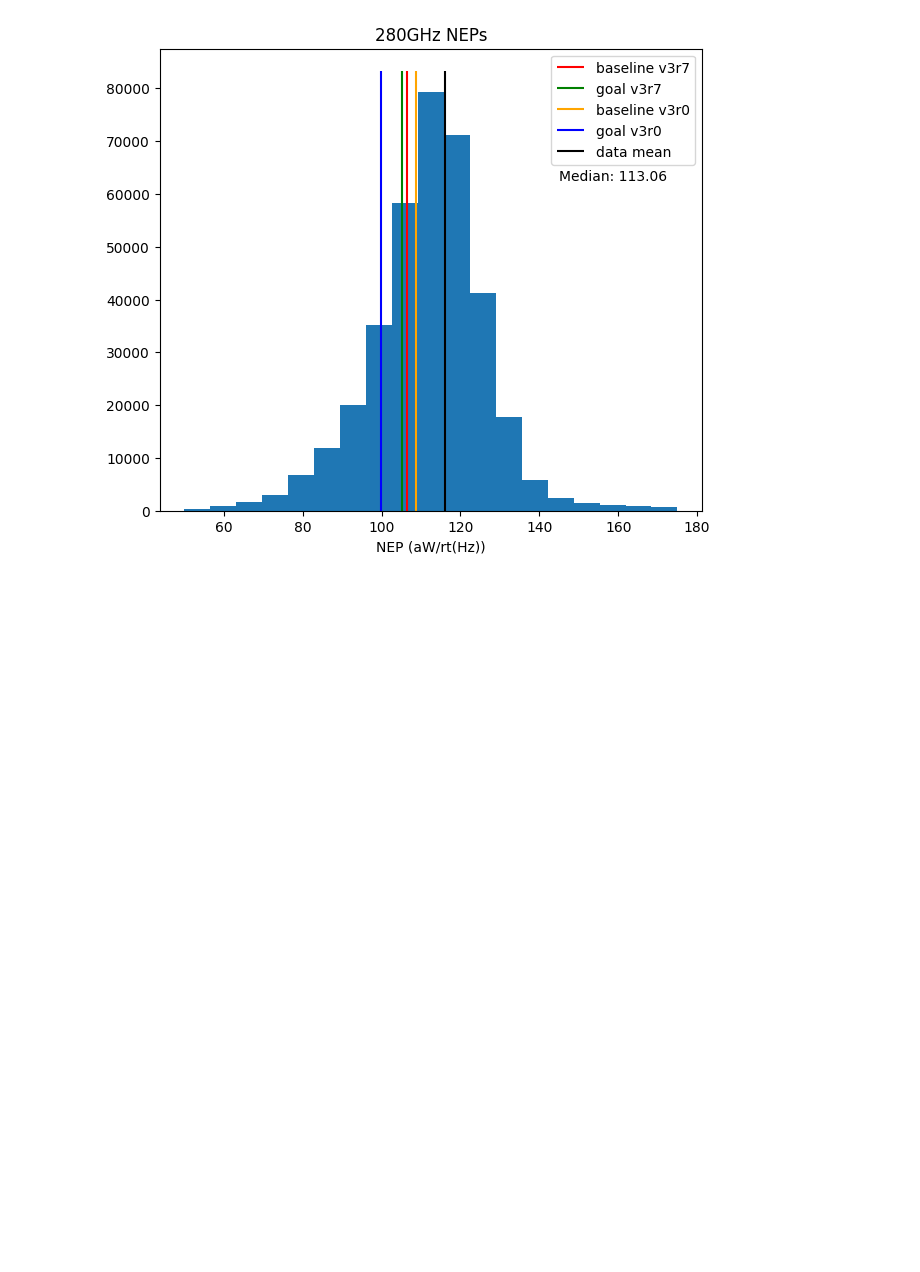
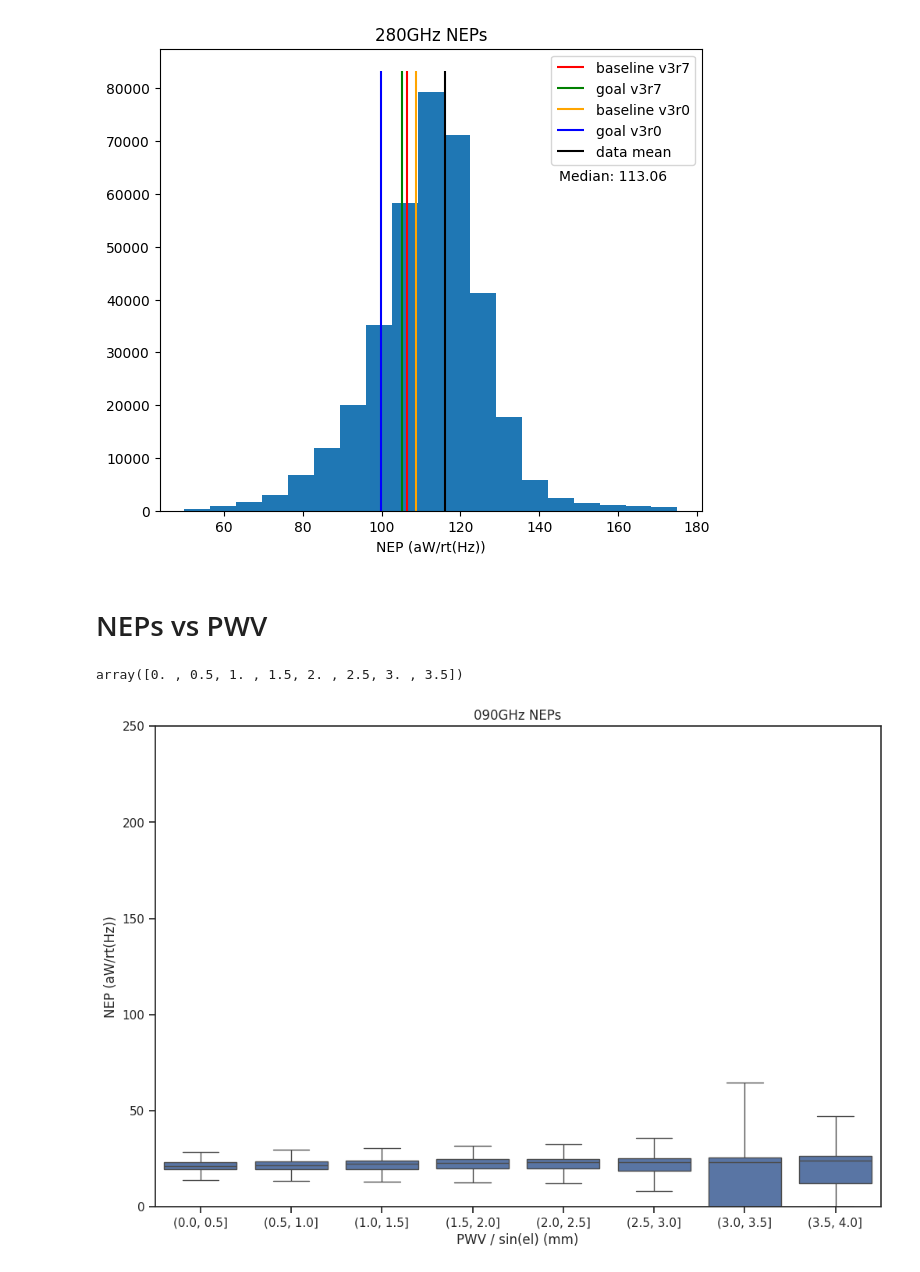
Before and after one commit to Sulla2012/LAT_Loading, a Jupyter notebook: neps.ipynb, the cells around one changed output. Saved outputs shown, nothing was run; the diff lists cells and outputs as text; code cells hidden in the pictures; blank space fills up the shorter version.

```diff
--- a/neps.ipynb
+++ b/neps.ipynb
@@ -158,3 +161,36 @@ f.savefig("./plts/neps/neps_280.pdf", dpi=600, bbox_inches='tight')
 f.savefig("./plts/neps/neps_280.png", dpi=600, bbox_inches='tight')
 # %% [output]
 [figure]
+# %% [markdown]
+# NEPs vs PWV
+# %%
+np.arange(0, 4, 0.5)
+# %% [output]
+array([0. , 0.5, 1. , 1.5, 2. , 2.5, 3. , 3.5])
+# %%
+nep_df["pwv_sinel_bin"] = pd.cut(nep_df["pwv_sinel"], bins=np.arange(0, 4.5, 0.5))
+nep_df["nepse6"] = nep_df["neps"] * 1e6
+# %%
+f, ax = plt.subplots(figsize=(12, 8))
+fontsize=24
+
+
+sns.set_theme(style="ticks")
+
+# Initialize the figure with a logarithmic x axis
+
+# Plot sepal width as a function of sepal_length across days
+sns.boxplot(
+    data=nep_df[nep_df["labels"].str.contains("090")],
+    x="pwv_sinel_bin", y="nepse6", showfliers=False
+)
+
+plt.ylabel("NEP (aW/rt(Hz))")
+plt.xlabel("PWV / sin(el) (mm)")
+plt.title("090GHz NEPs")
+
+plt.ylim(0, 250)
+plt.savefig("./plts/neps/neps_pwvsinel_090.png", dpi=600, bbox_inches='tight')
+plt.savefig("./plts/neps/neps_pwvsinel_090.pdf", dpi=600, bbox_inches='tight')
+# %% [output]
+[figure, added]
```
Also changed, not shown: parts of 11 cells of this notebook, 4 other files.
